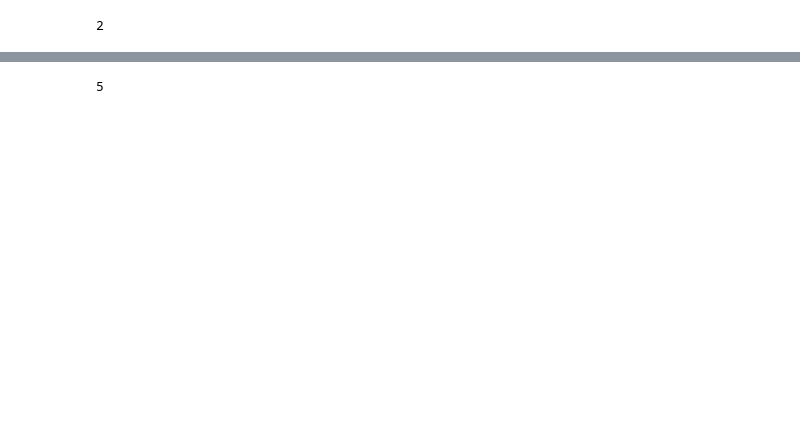
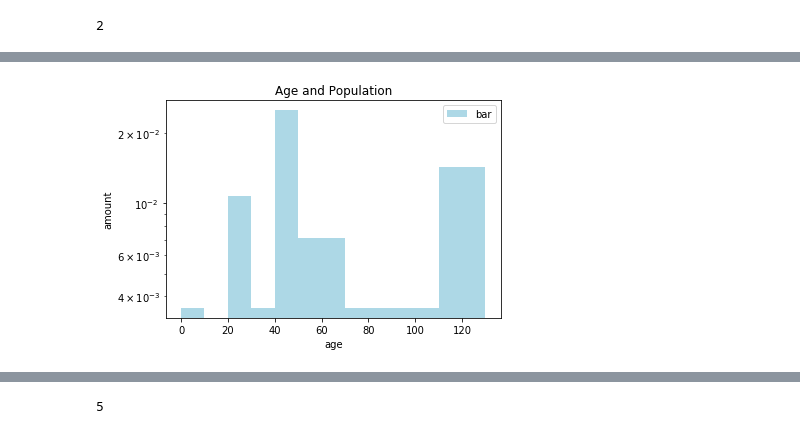
Before and after one commit to IvanaXu/PyTools, a Jupyter notebook: 072.PythonDevLevel.ipynb, the cells around one changed output, grey strips where cells are left out. Drawn from its saved outputs; the diff is of its cells as text; code cells hidden in the pictures; blank space fills up the shorter version.

```diff
--- a/072.PythonDevLevel.ipynb
+++ b/072.PythonDevLevel.ipynb
@@ -226,0 +364,18 @@ arr.shape, arr.size
+# %%
+import matplotlib.pyplot as plt
+
+population_age = [22,55,62,45,21,22,34,42,42,4,99,102,110,
+	120,121,122,130,111,115,112,80,75,65,54,44,43,42,48]
+
+bins = [10*i for i in range(14)]
+
+plt.hist(population_age, bins,bottom=0, density=True, histtype="bar", align="mid",
+	 log=True, orientation="vertical", color="lightblue", label="bar")
+
+plt.xlabel("age")
+plt.ylabel("amount")
+plt.title("Age and Population")
+plt.legend()
+plt.show()
+# %% [output]
+[figure, added]
```
Also changed, not shown: parts of 89 cells of this notebook, 1 other file.
